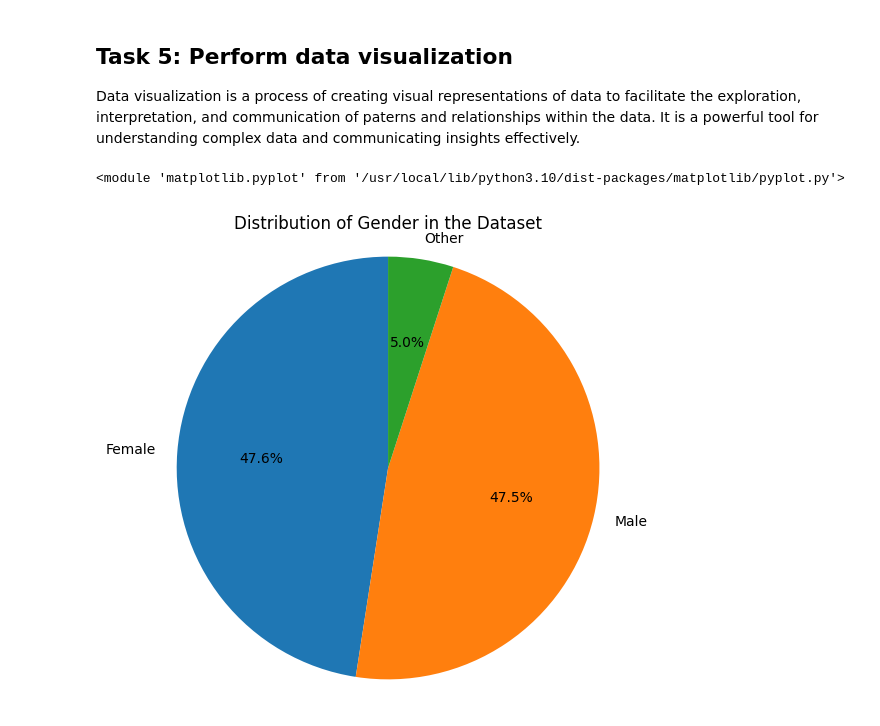
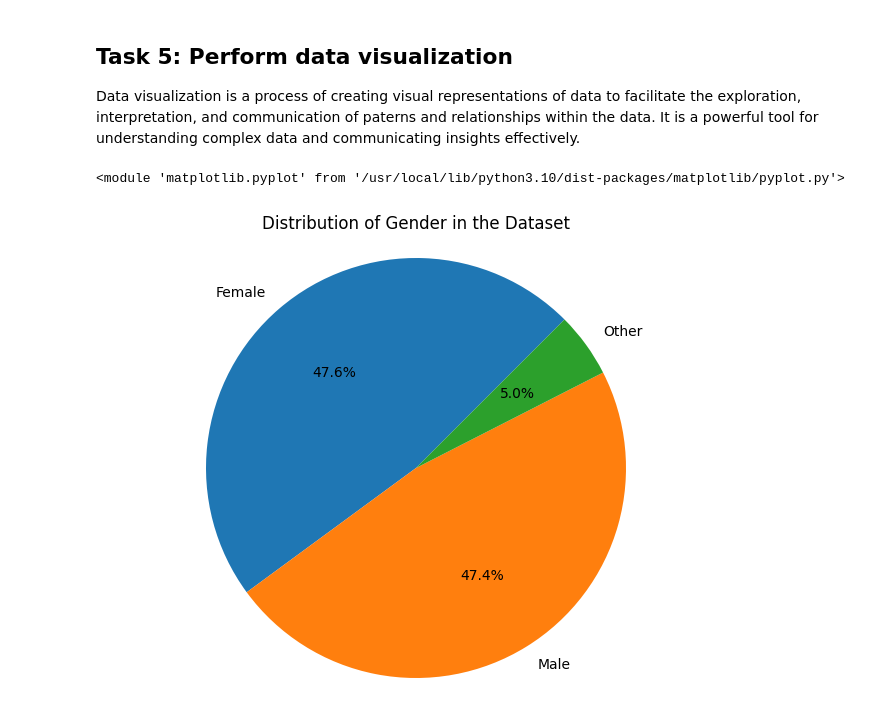
Before and after one commit to leon-czarlinski/ProfileAnalysis, a Jupyter notebook: ProfileAnalysis.ipynb, the cells around one changed output. Drawn from its saved outputs; the diff is of its cells as text; code cells hidden in the pictures.

```diff
--- a/ProfileAnalysis.ipynb
+++ b/ProfileAnalysis.ipynb
@@ -165,3 +167,5 @@ profile_df
 | 279854 | 67 | Male | 191000 | 411 | 481 | 2 | 150000 | ... |
 | 279855 | 33 | Other | 18000 | 474 | 374 | 3 | 51522 | ... |
 279856 rows × 15 columns
+# %%
+profile_df.fillna("Unemployed", inplace=True)
@@ -169,5 +193,3 @@ profile_df
 ## Task 4: Perform exploratory data analysis
 
 Now that we have imported the data set, defined the dataframe, imported libraries and checked the data, we achieved the prepare and process the data, so we can go on and do the analysis based on the insights that we got here.
-# %%
-profile_df.dropna(axis=0, inplace=True)
@@ -231,14 +252,14 @@ Data visualization is a process of creating visual representations of data to fa
 # %%
 gender_count = profile_df['Gender'].value_counts()
 
-plt.figure(figsize=(6,6))
-plt.pie(gender_count, labels=gender_count.index, autopct='%1.1f%%', startangle=90)
+plt.figure(figsize=(8,6))
+plt.pie(gender_count, labels=gender_count.index, autopct='%1.1f%%', startangle=45)
 plt.title("Distribution of Gender in the Dataset")
 plt.axis('equal')
 
 plt
 # %% [output]
 <module 'matplotlib.pyplot' from '/usr/local/lib/python3.10/dist-packages/matplotlib/pyplot.py'>
-[figure, old version]
+[figure, new version]
 # %%
 plt.figure(figsize=(8,6))
```
Also changed, not shown: parts of 31 cells of this notebook.
